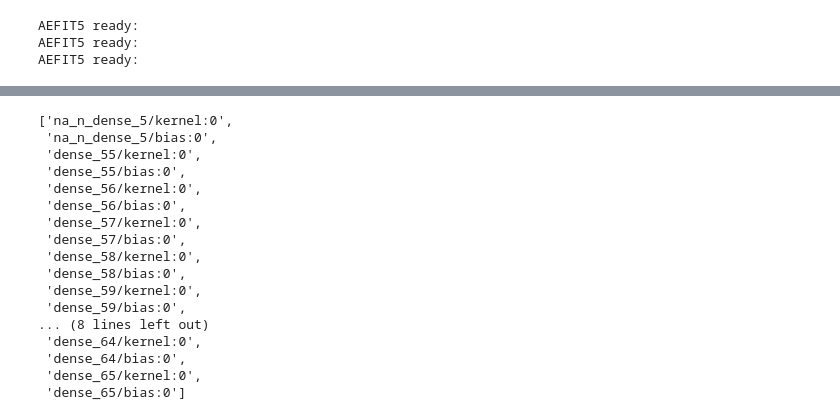
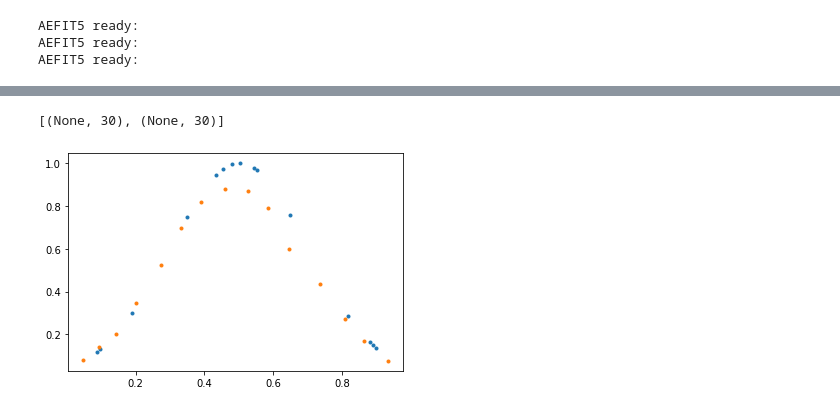
Before and after one commit to AndreaRigoni/rfx-hunch, a Jupyter notebook: src/Tprofile_read/jpnb/STEP11 - Compose.ipynb, the cells around one changed output, grey strips where cells are left out. Drawn from its saved outputs; the diff is of its cells as text; code cells hidden in the pictures.

```diff
--- a/src/Tprofile_read/jpnb/STEP11 - Compose.ipynb
+++ b/src/Tprofile_read/jpnb/STEP11 - Compose.ipynb
@@ -25,14 +25,9 @@ import Dummy_g1data as dummy
 du1 = dummy.Dummy_g1data(counts=40000, size=15).buffer()
 du2 = dummy.Dummy_g1data(counts=40000, size=20)
 # %%
-m1 = models.AEFIT5.AEFIT5(latent_dim=2, feature_dim=30,  dprate=0., scale=1, beta=0., name='m1')
-m2 = models.AEFIT5.AEFIT5(latent_dim=2, feature_dim=30,  dprate=0., scale=1, beta=0., name='m2')
-hm = models.AEFIT5.AEFIT5(latent_dim=2, feature_dim=4, beta=0., name='hidden')
-#
-# m2.compile(
-#     optimizer= tf.keras.optimizers.Adam(learning_rate=1e-3),
-#     loss = tf.keras.losses.mean_squared_error
-# )
+m1 = models.AEFIT5.AEFIT5(latent_dim=30, feature_dim=30,  dprate=0., scale=1, beta=0., name='m1', geometry=[1])
+m2 = models.AEFIT5.AEFIT5(latent_dim=30, feature_dim=30,  dprate=0., scale=1, beta=0., name='m2', geometry=[1])
+hm = models.AEFIT5.AEFIT5(latent_dim=10, feature_dim=60, beta=0., name='hidden', scale=2) #, geometry=[20,20,10,10])
 # %% [output]
 AEFIT5 ready:
 AEFIT5 ready:
@@ -52,29 +41,25 @@ m2.fit(d, epochs=1)
 # %%
-h2 = models.Compose.Compose2().set_model(hm).compose([m1,m2])
-h2._model.bypass = True
-m1.trainable = False
-m2.trainable = False
+h2 = models.Compose.Compose().set_model(hm).compose([m1,m2])
+h2._model.bypass = False
+m1.trainable = True
+m2.trainable = True
 hm.trainable = True
 h2.compile()
+# %% [output]
+[(None, 30), (None, 30)]
-# %%
-[ v.name for v in h2.trainable_variables ]
-# %% [output]
-['na_n_dense_5/kernel:0',
- 'na_n_dense_5/bias:0',
- 'dense_55/kernel:0',
- 'dense_55/bias:0',
- 'dense_56/kernel:0',
- 'dense_56/bias:0',
- 'dense_57/kernel:0',
- 'dense_57/bias:0',
- 'dense_58/kernel:0',
- 'dense_58/bias:0',
- 'dense_59/kernel:0',
- 'dense_59/bias:0',
-... (8 lines left out)
- 'dense_64/kernel:0',
- 'dense_64/bias:0',
- 'dense_65/kernel:0',
- 'dense_65/bias:0']
+# %%
+# [ v.name for v in h2.trainable_variables ]
+def plot(d):
+    plt.figure('data')
+    x,y = tf.split(d[0][0][0], num_or_size_splits=2)
+    plt.plot(x,y,'.')
+d = du1.ds_array.shuffle(100).batch(2).map( lambda x,y: ((x,x),(x,x)) )
+d0 = [x for x in d.take(1)][0]
+y0 = tf.sigmoid(h2(d0, training=False))
+plot(d0)
+plot(y0)
+# d0
+# %% [output]
+[figure, added]
 # %%
 d = du1.ds_array.batch(100).map(lambda x,y: ((x,x),(x,x)) )
```
Also changed, not shown: parts of 4 cells of this notebook, 12 other files.
